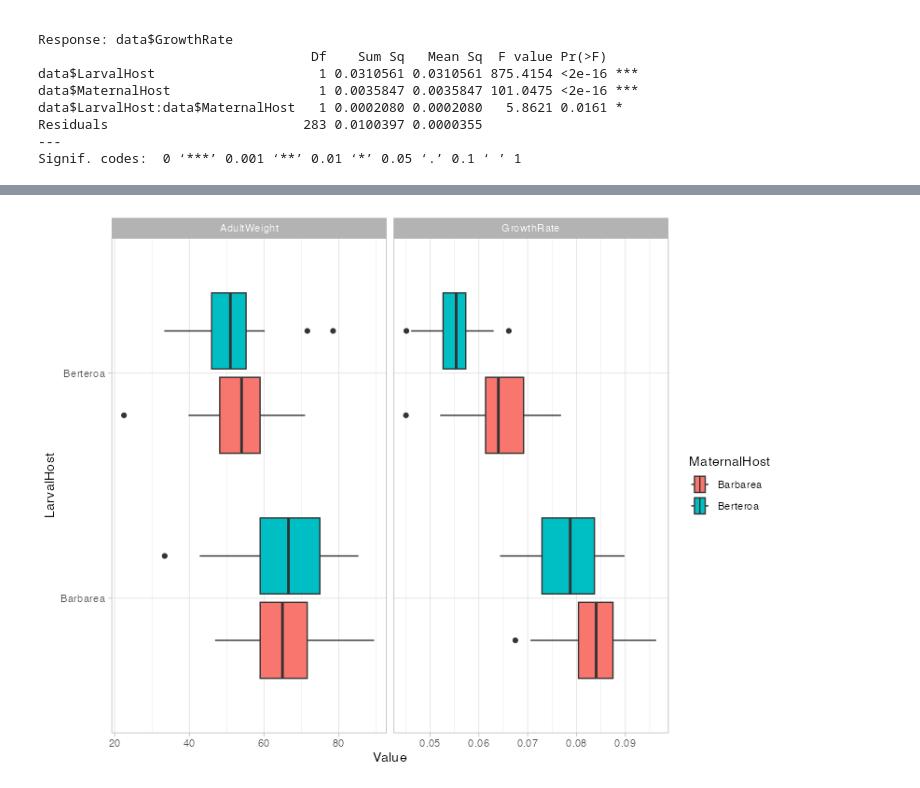
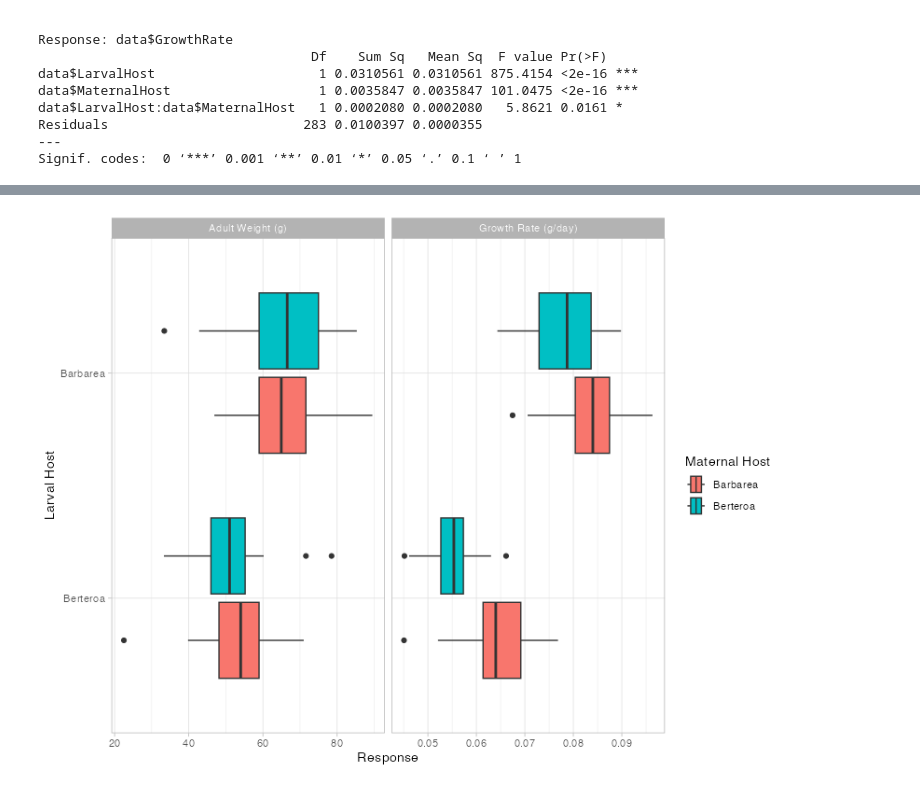
Before and after one commit to otodreas/BIOS15-Coursework, a Jupyter notebook: Exercises/Exercise-3/Notes.ipynb, the cells around one changed output, grey strips where cells are left out. Drawn from its saved outputs; the diff is of its cells as text; code cells hidden in the pictures.

Commit message:
cleaned plots

```diff
--- a/Exercises/Exercise-3/Notes.ipynb
+++ b/Exercises/Exercise-3/Notes.ipynb
@@ -127,7 +122,8 @@ BarbareaM  21.69608  27.00000
 BerteroaM  23.51282  31.01923
 # %%
 # Select relevant data
-data <- data %>% select(LarvalHost, MaternalHost, AdultWeight, GrowthRate)
+data <- data %>%
+  select(LarvalHost, MaternalHost, AdultWeight, GrowthRate)
 
 # print(data)
 
@@ -180,22 +220,28 @@ Signif. codes:  0 ‘***’ 0.001 ‘**’ 0.01 ‘*’ 0.05 ‘.’ 0.1 ‘ ’
 # %%
-# Plot
-# data_summary %>%
-#   ggplot(aes(x=LarvalHost, y=MeanGrowthRate, group=LarvalHost)) +
-#   geom_line(aes(linetype=MaternalHost)) +
-#   geom_point()
-
 data_p <- data %>%
   pivot_longer(
     cols=AdultWeight:GrowthRate, names_to="Response", values_to="Value"
   )
 
-ggplot(data_p, aes(y = LarvalHost, x = Value, fill = MaternalHost)) +
+response.labs <- c("Adult Weight (g)", "Growth Rate (g/day)")
+names(response.labs) <- c("AdultWeight", "GrowthRate")
+
+data_p %>%
+  ggplot(aes(
+    y = factor(LarvalHost, level = c("Berteroa", "Barbarea")),
+    x = Value,
+    fill = MaternalHost
+  )) +
   geom_boxplot() +
-  facet_grid(cols = vars(Response), scales = "free") +
+  labs(x = "Response", y = "Larval Host", fill = "Maternal Host") +
+  facet_grid(
+    cols = vars(Response),
+    labeller = labeller(Response = response.labs),
+    scales = "free"
+  ) +
   theme_light()
-  # ggplot(aes(x = GrowthRate, y = LarvalHost, colour = MaternalHost)) +
 # %% [output]
-[figure, old version]
+[figure, new version]
 # %%
 ggplot(mpg, aes(cty, hwy)) +
   geom_point() +
```
Also changed, not shown: parts of 4 cells of this notebook.
